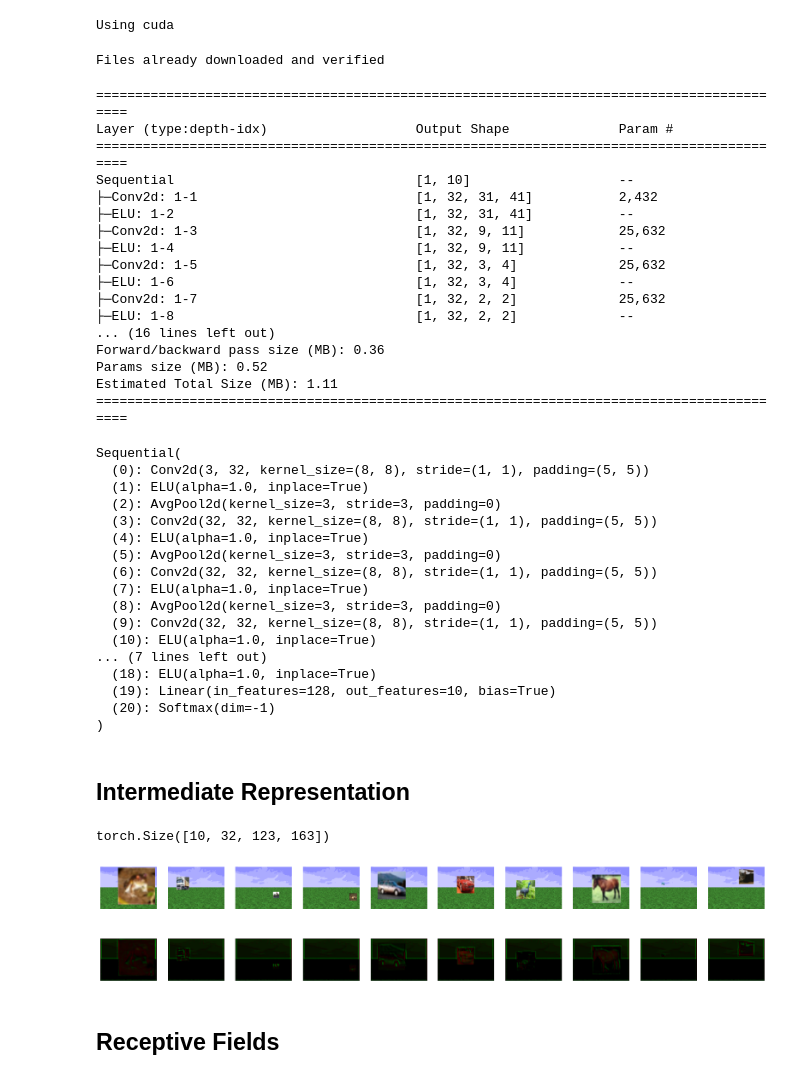
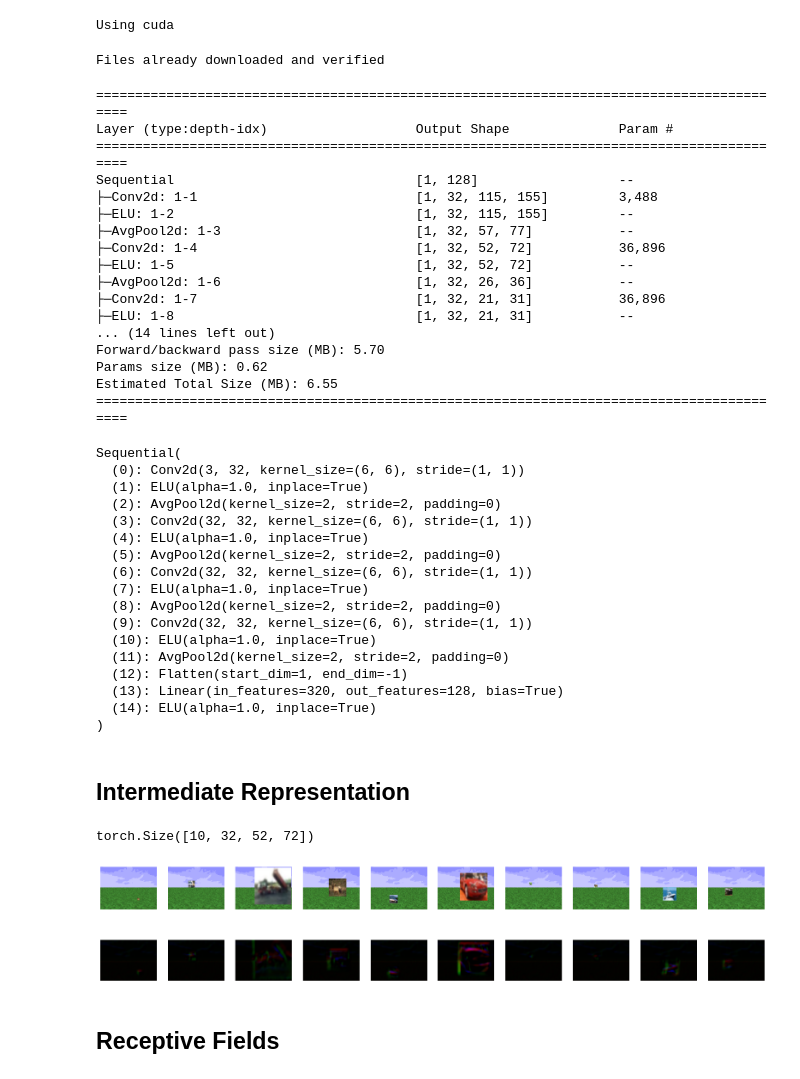
Before and after one commit to fabioseel/receptive-fields, a Jupyter notebook: src/evaluation.ipynb, the cells around one changed output. Saved outputs shown, nothing was run; the diff lists cells and outputs as text; code cells hidden in the pictures.

```diff
--- a/src/evaluation.ipynb
+++ b/src/evaluation.ipynb
@@ -24,7 +25,7 @@ print("Using", device)
 # %% [output]
 Using cuda
 # %%
-model_path = "../models/areadne_grid_factor4/stride_large_ks5"
+model_path = "../models/areadne_submission/pool_large_ks6"
 model, train_data= open_experiment(model_path)
 train_loader = DataLoader(train_data, batch_size=10, shuffle=False)
 
@@ -35,63 +36,63 @@ img_size = model.img_size
 # model_conf['padding']=100
 # model=SimpleCNN(**model_conf)
 
-model = model.get_sequential()
+model = model.get_sequential()[:-6].to(device)
 summary(model, (1,in_channels,*img_size[::-1]))
 # %% [output]
 Files already downloaded and verified
 ==========================================================================================
 Layer (type:depth-idx)                   Output Shape              Param #
 ==========================================================================================
-Sequential                               [1, 10]                   --
-├─Conv2d: 1-1                            [1, 32, 31, 41]           2,432
-├─ELU: 1-2                               [1, 32, 31, 41]           --
-├─Conv2d: 1-3                            [1, 32, 9, 11]            25,632
-├─ELU: 1-4                               [1, 32, 9, 11]            --
-├─Conv2d: 1-5                            [1, 32, 3, 4]             25,632
-├─ELU: 1-6                               [1, 32, 3, 4]             --
-├─Conv2d: 1-7                            [1, 32, 2, 2]             25,632
-├─ELU: 1-8                               [1, 32, 2, 2]             --
-... (16 lines left out)
-Forward/backward pass size (MB): 0.36
-Params size (MB): 0.52
-Estimated Total Size (MB): 1.11
+Sequential                               [1, 128]                  --
+├─Conv2d: 1-1                            [1, 32, 115, 155]         3,488
+├─ELU: 1-2                               [1, 32, 115, 155]         --
+├─AvgPool2d: 1-3                         [1, 32, 57, 77]           --
+├─Conv2d: 1-4                            [1, 32, 52, 72]           36,896
+├─ELU: 1-5                               [1, 32, 52, 72]           --
+├─AvgPool2d: 1-6                         [1, 32, 26, 36]           --
+├─Conv2d: 1-7                            [1, 32, 21, 31]           36,896
+├─ELU: 1-8                               [1, 32, 21, 31]           --
+... (14 lines left out)
+Forward/backward pass size (MB): 5.70
+Params size (MB): 0.62
+Estimated Total Size (MB): 6.55
 ==========================================================================================
 # %%
 model.eval()
 # %% [output]
 Sequential(
-  (0): Conv2d(3, 32, kernel_size=(8, 8), stride=(1, 1), padding=(5, 5))
+  (0): Conv2d(3, 32, kernel_size=(6, 6), stride=(1, 1))
   (1): ELU(alpha=1.0, inplace=True)
-  (2): AvgPool2d(kernel_size=3, stride=3, padding=0)
-  (3): Conv2d(32, 32, kernel_size=(8, 8), stride=(1, 1), padding=(5, 5))
+  (2): AvgPool2d(kernel_size=2, stride=2, padding=0)
+  (3): Conv2d(32, 32, kernel_size=(6, 6), stride=(1, 1))
   (4): ELU(alpha=1.0, inplace=True)
-  (5): AvgPool2d(kernel_size=3, stride=3, padding=0)
-  (6): Conv2d(32, 32, kernel_size=(8, 8), stride=(1, 1), padding=(5, 5))
+  (5): AvgPool2d(kernel_size=2, stride=2, padding=0)
+  (6): Conv2d(32, 32, kernel_size=(6, 6), stride=(1, 1))
   (7): ELU(alpha=1.0, inplace=True)
-  (8): AvgPool2d(kernel_size=3, stride=3, padding=0)
-  (9): Conv2d(32, 32, kernel_size=(8, 8), stride=(1, 1), padding=(5, 5))
+  (8): AvgPool2d(kernel_size=2, stride=2, padding=0)
+  (9): Conv2d(32, 32, kernel_size=(6, 6), stride=(1, 1))
   (10): ELU(alpha=1.0, inplace=True)
-... (7 lines left out)
-  (18): ELU(alpha=1.0, inplace=True)
-  (19): Linear(in_features=128, out_features=10, bias=True)
-  (20): Softmax(dim=-1)
+  (11): AvgPool2d(kernel_size=2, stride=2, padding=0)
+  (12): Flatten(start_dim=1, end_dim=-1)
+  (13): Linear(in_features=320, out_features=128, bias=True)
+  (14): ELU(alpha=1.0, inplace=True)
 )
 # %% [markdown]
 ## Intermediate Representation
 # %%
 imgs = next(iter(train_loader))
-processed = model[:2](imgs[0].to(device)).cpu().detach()
+processed = model[:5](imgs[0].to(device)).cpu().detach()
 print(processed.shape)
 
 fig, axes = plt.subplots(2, 10, figsize=(20,4))
 for ax, im in zip(axes[0], imgs[0]):
     ax.imshow(im.movedim(0,2), cmap='gray')
     ax.axis('off')
 for ax, im in zip(axes[1], rescaleZeroOne(processed)):
     ax.imshow(im.movedim(0,2)[...,:3], cmap='gray', vmin=0, vmax=1)
     ax.axis('off')
 # %% [output]
-torch.Size([10, 32, 123, 163])
+torch.Size([10, 32, 52, 72])
-[figure, old version]
+[figure, new version]
 # %% [markdown]
 ## Receptive Fields
```
Also changed, not shown: parts of 23 cells of this notebook, 2 other files.
